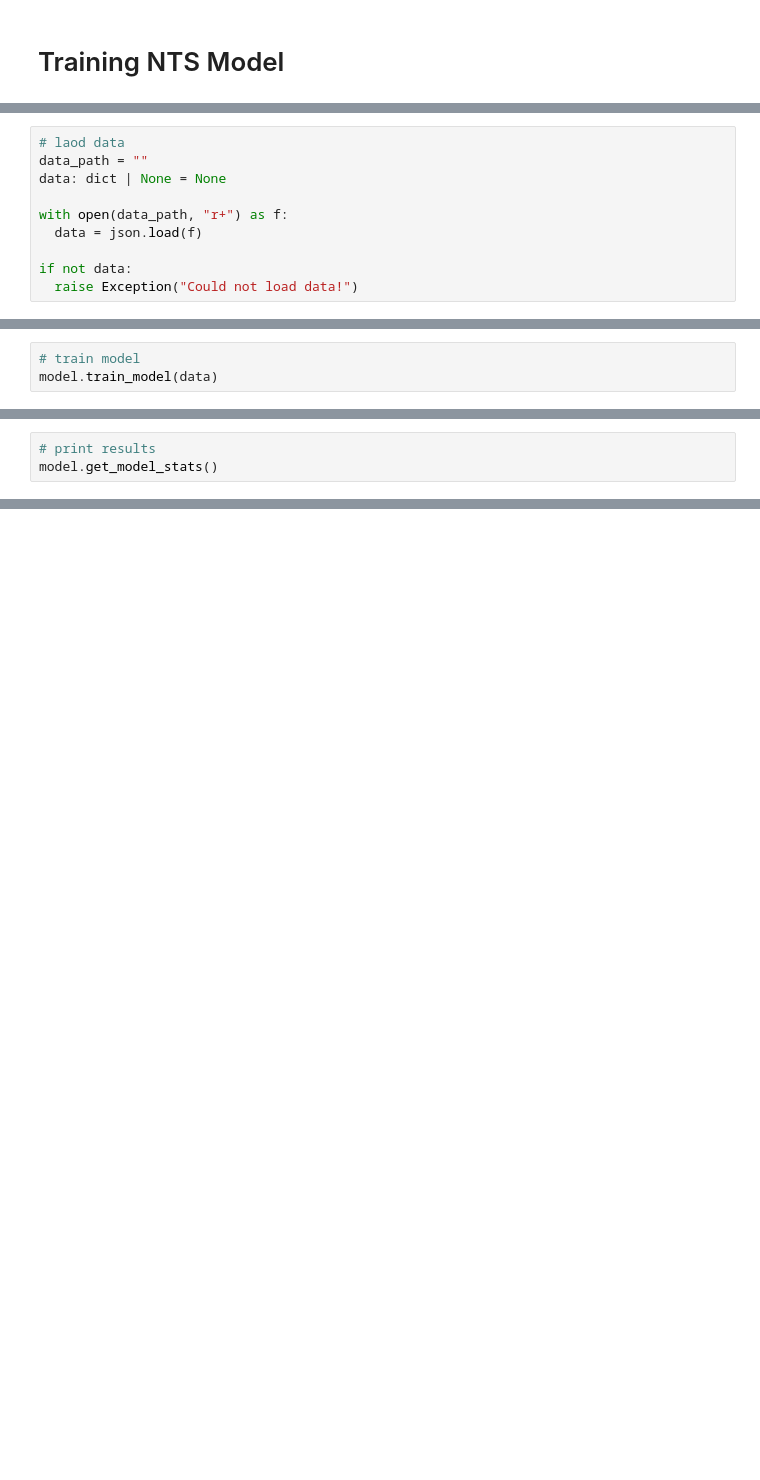
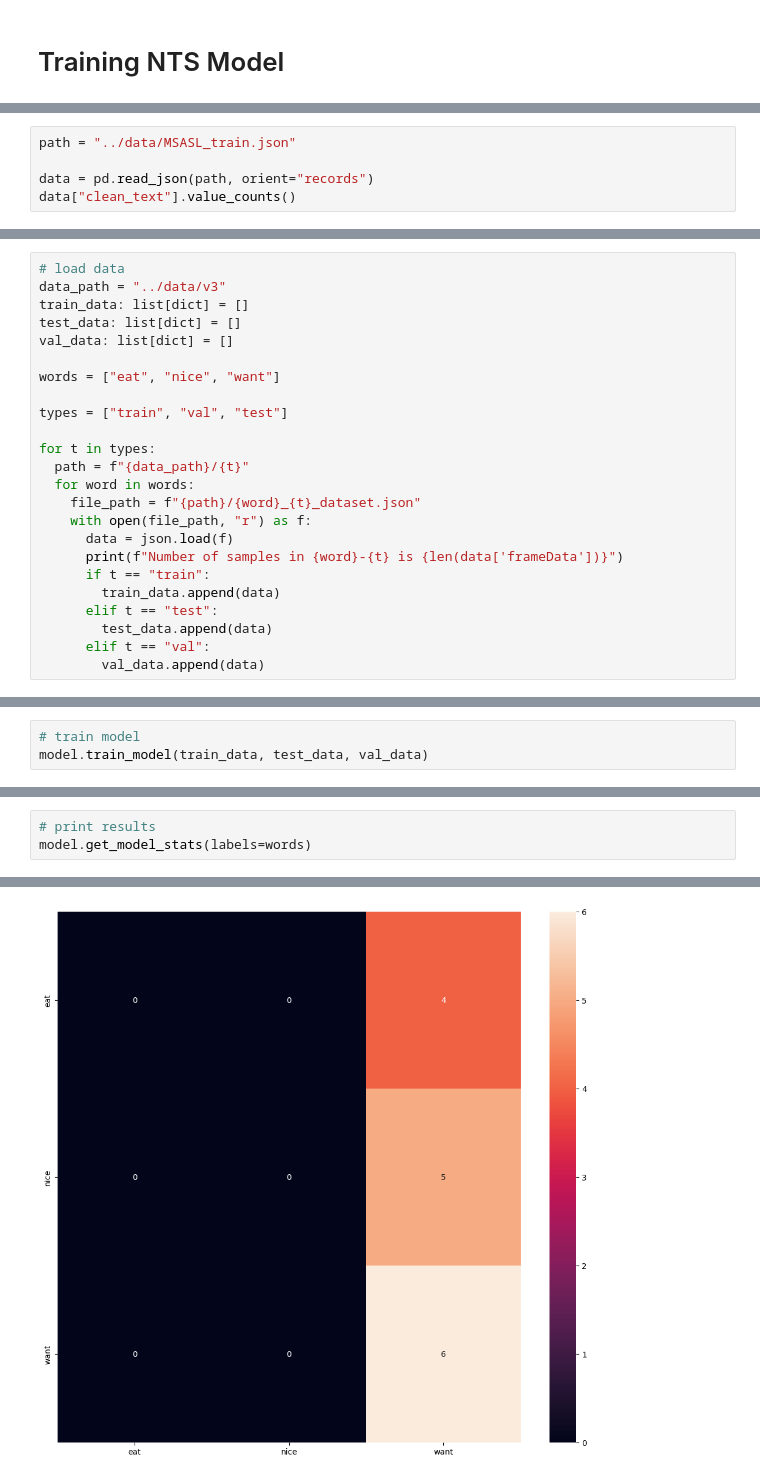
Before and after one commit to TeamX-BrainPower/SL-dataset-automizer, a Jupyter notebook: src/training_model.ipynb, the cells around one changed output, grey strips where cells are left out. Cells and saved outputs as stored; diff of their text form; blank space fills up the shorter version.

Commit message:
Finish data gathering and managed to get a model up and running

```diff
--- a/src/training_model.ipynb
+++ b/src/training_model.ipynb
@@ -6,10 +7,5 @@ import json
-# %%
-# laod data
-data_path = ""
-data: dict | None = None
-
-with open(data_path, "r+") as f:
-  data = json.load(f)
-
-if not data:
-  raise Exception("Could not load data!")
+# %%
+path = "../data/MSASL_train.json"
+
+data = pd.read_json(path, orient="records")
+data["clean_text"].value_counts()
@@ -15,0 +26,24 @@ if not data:
+# %%
+# load data
+data_path = "../data/v3"
+train_data: list[dict] = []
+test_data: list[dict] = []
+val_data: list[dict] = []
+
+words = ["eat", "nice", "want"]
+
+types = ["train", "val", "test"]
+
+for t in types:
+  path = f"{data_path}/{t}"
+  for word in words:
+    file_path = f"{path}/{word}_{t}_dataset.json"
+    with open(file_path, "r") as f:
+      data = json.load(f)
+      print(f"Number of samples in {word}-{t} is {len(data['frameData'])}")
+      if t == "train":
+        train_data.append(data)
+      elif t == "test":
+        test_data.append(data)
+      elif t == "val":
+        val_data.append(data)
@@ -42,4 +86,4 @@ Model: "NTS Model"
  Non-trainable params: 448 (1.75 KB)
 # %%
 # train model
-model.train_model(data)
+model.train_model(train_data, test_data, val_data)
@@ -46,3 +108,4 @@ model.train_model(data)
 # %%
 # print results
-model.get_model_stats()
+model.get_model_stats(labels=words)
+# %% [output]
@@ -48,0 +129 @@ model.get_model_stats()
+[figure, added]
```
Also changed, not shown: parts of 6 cells of this notebook, 5 other files.
